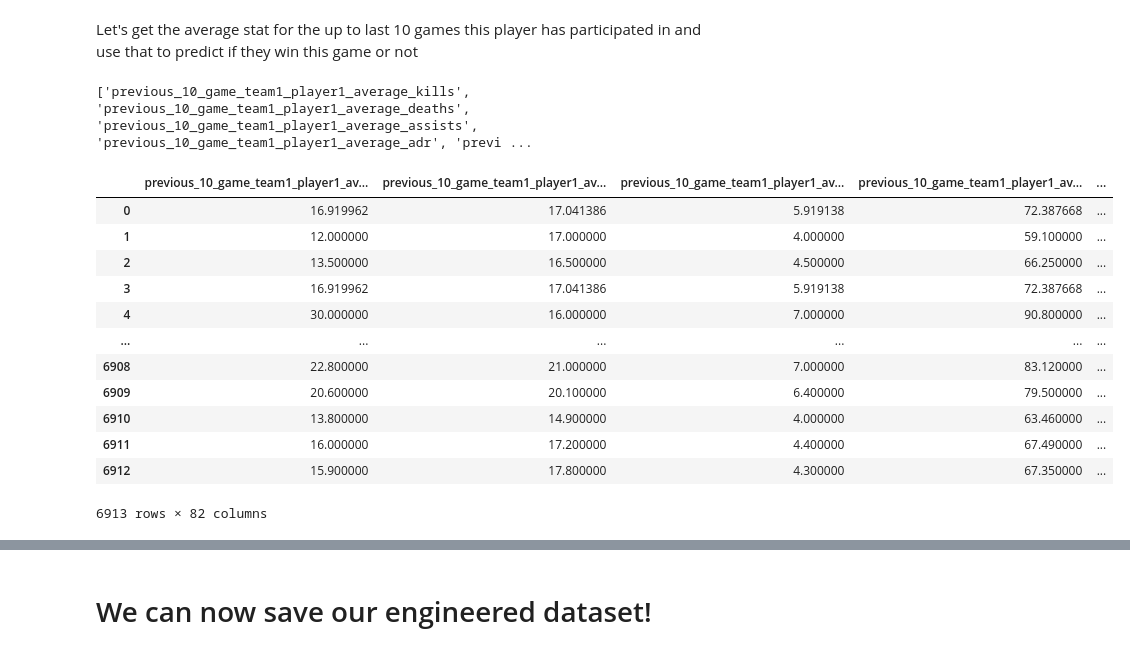
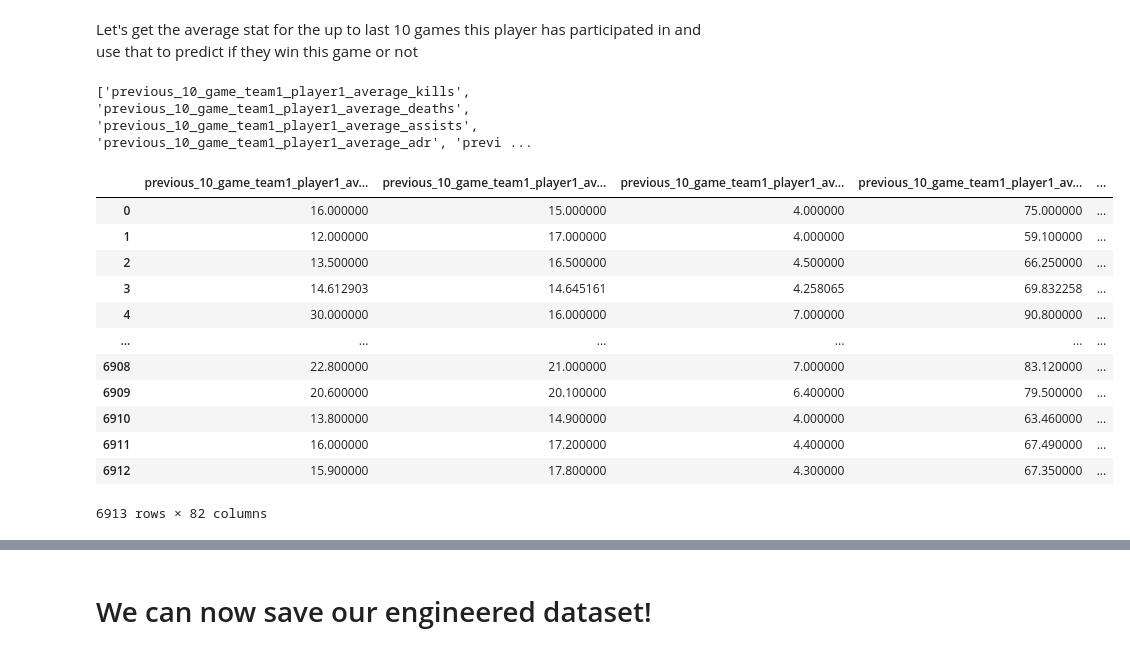
Before and after one commit to rhit-liub5/CSSE415Project, a Jupyter notebook: project/engineering/team_rolling_features.ipynb, the cells around one changed output, grey strips where cells are left out. Drawn from its saved outputs; the diff is of its cells as text; code cells hidden in the pictures.

```diff
--- a/project/engineering/team_rolling_features.ipynb
+++ b/project/engineering/team_rolling_features.ipynb
@@ -86,14 +86,24 @@ playerDict = {}
 
 # A fallback for if the player has no data to go off of (e.g. first time seeing them)
 # Asked ChatGPT how to grab all team 1 or 2 players 1 through 5 stats
-# We set our defaults to the global mean
+# We set our defaults initially to stats I looked up on Google which we will update iteratively
+# as we collect games
 default_stats = {
-    "kills": df[df.filter(regex=r"team[12]_player[1-5]_kills").columns].sum(axis=1).sum() / (len(df) * 10),
-    "deaths": df[df.filter(regex=r"team[12]_player[1-5]_deaths").columns].sum(axis=1).sum() / (len(df) * 10),
-    "assists": df[df.filter(regex=r"team[12]_player[1-5]_assists").columns].sum(axis=1).sum() / (len(df) * 10),
-    "adr": df[df.filter(regex=r"team[12]_player[1-5]_adr").columns].sum(axis=1).sum() / (len(df) * 10),
-    "kast": df[df.filter(regex=r"team[12]_player[1-5]_kast").columns].sum(axis=1).sum() / (len(df) * 10),
-    "kddiff": df[df.filter(regex=r"team[12]_player[1-5]_kddiff").columns].sum(axis=1).sum() / (len(df) * 10)
+    "kills": 16,
+    "deaths": 15,
+    "assists": 4,
+    "adr": 75,
+    "kast": 70,
+    "kddiff": 1
+}
+# Number of points contributing to the global mean
+n_stat = {
+    "kills": 1,
+    "deaths": 1,
+    "assists": 1,
+    "adr": 1,
+    "kast": 1,
+    "kddiff": 1
 }
 
 #Asked ChatGPT for a concise way to generate the new column names
@@ -101,7 +111,7 @@ teams = [1, 2]
 players = range(1, 6)
 stats = ["kills", "deaths", "assists", "adr", "kast", "kddiff"]
 
-cols = [
+player_stat_cols = [
     f"previous_{game_window}_game_team{t}_player{p}_average_{s}"
     for t in teams
     for p in players
@@ -121,6 +131,8 @@ additional_cols = ["team1_win",
 player_id_cols = [f"team{t}_player{p}_id"
     for t in teams
     for p in players]
+cols = []
+cols.extend(player_stat_cols)
 cols.extend(additional_cols)
 cols.extend(player_id_cols)
 print(cols)
@@ -137,37 +149,45 @@ for idx, row in df.iterrows():
             player_df = playerDict.get(player_i_id)
             #Give a default stat entry if we have no recorded data for this player
             fresh_record = False
             if(player_df is None):
                 player_df = [default_stats]
                 fresh_record = True
             latest_window = player_df[-game_window:]
             window_df = pd.DataFrame(latest_window)
             for stat in stats:
                 engineered_entry.append(window_df[stat].mean())
             #Throw out the placeholder if needed
             if(fresh_record):
                 player_df.pop()
             #Add this game to the rolling window
             #Asked Gemini how to convert the row series entries to correspond to stat labels
             player_df.append({s: row[f"team{k}_player{i}_{s}"] for s in stats})
             playerDict[player_i_id] = player_df
     # Add singleton info like team name, match id, etc
     for col in additional_cols:
         engineered_entry.append(row[col])
     # Add player ids
     for k in range(1,3):
         for i in range(1,6):
             engineered_entry.append(row[f"team{k}_player{i}_id"])
     entries.append(engineered_entry)
+    #Update the global mean after having observed this entry (use it for the future)
+    for stat in stats:
+        for i in range(1,3):
+            for k in range(1,6):
+                # Incrementally recompute the mean
+                default_stats[stat] = default_stats[stat] + ((row[f"team{i}_player{k}_{stat}"] - default_stats[stat]) / (n_stat[stat]+1))
+                n_stat[stat] = n_stat[stat] + 1
+
 engineereddf = pd.DataFrame(entries, columns=cols)
 engineereddf
 # %% [output]
 ['previous_10_game_team1_player1_average_kills', 'previous_10_game_team1_player1_average_deaths', 'previous_10_game_team1_player1_average_assists', 'previous_10_game_team1_player1_average_adr', 'previ ...
 |  | previous_10_game_team1_player1_av... | previous_10_game_team1_player1_av... | previous_10_game_team1_player1_av... | previous_10_game_team1_player1_av... | ... |
-| 0 | 16.919962 | 17.041386 | 5.919138 | 72.387668 | ... |
+| 0 | 16.000000 | 15.000000 | 4.000000 | 75.000000 | ... |
 | 1 | 12.000000 | 17.000000 | 4.000000 | 59.100000 | ... |
 | 2 | 13.500000 | 16.500000 | 4.500000 | 66.250000 | ... |
-| 3 | 16.919962 | 17.041386 | 5.919138 | 72.387668 | ... |
+| 3 | 14.612903 | 14.645161 | 4.258065 | 69.832258 | ... |
 | 4 | 30.000000 | 16.000000 | 7.000000 | 90.800000 | ... |
 | ... | ... | ... | ... | ... | ... |
 | 6908 | 22.800000 | 21.000000 | 7.000000 | 83.120000 | ... |
```
Also changed, not shown: 1 other file.
